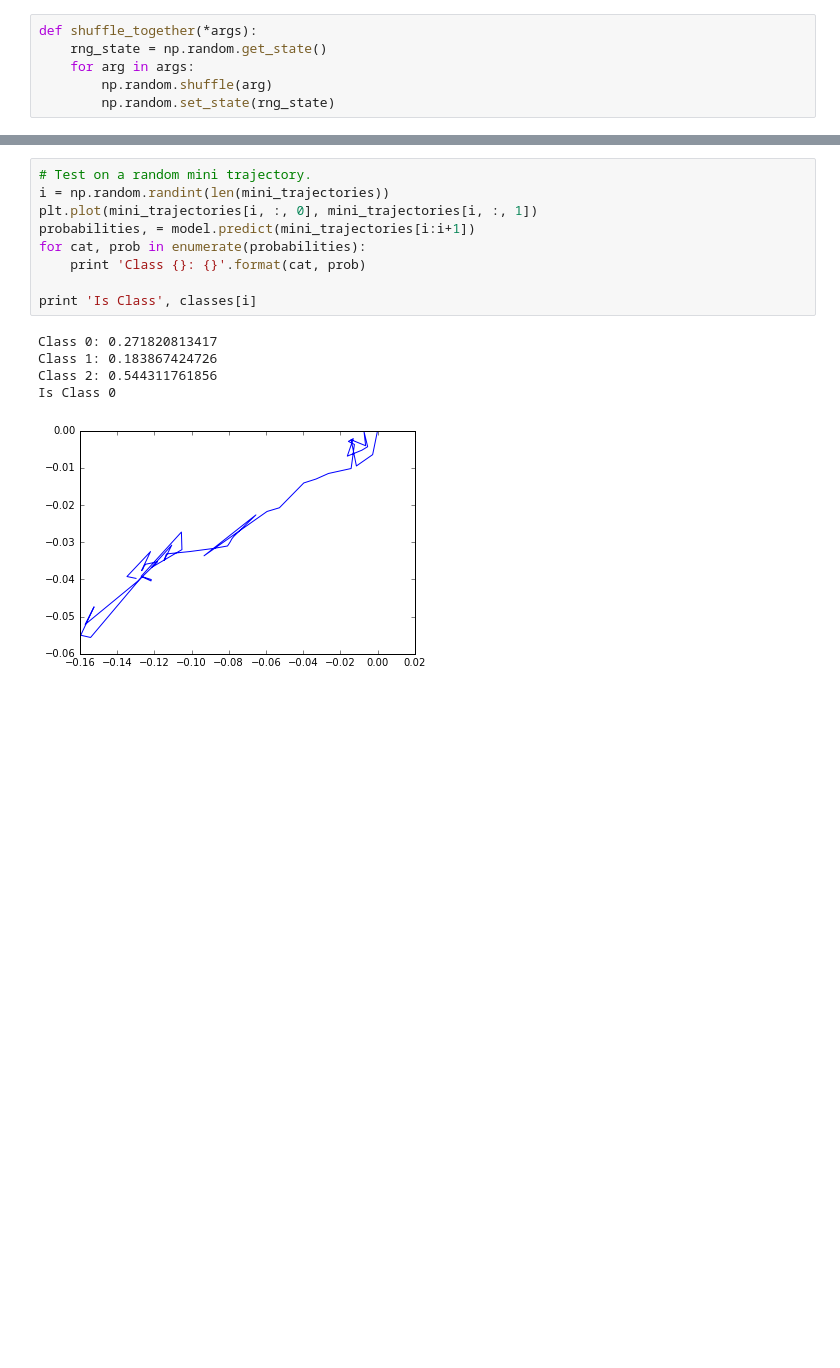
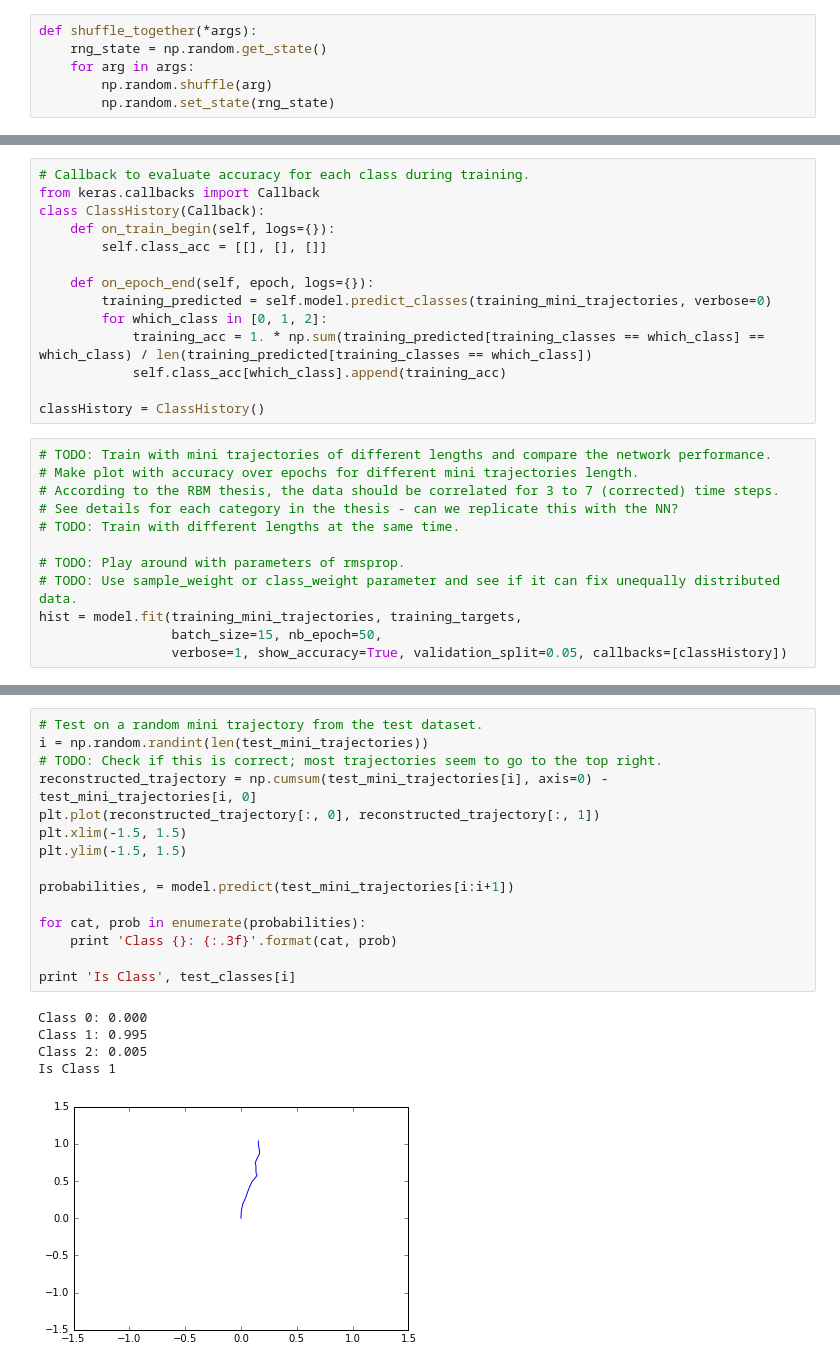
Before and after one commit to jrieke/lstm-biology, a Jupyter notebook: classification.ipynb, the cells around one changed output, grey strips where cells are left out. Drawn from its saved outputs; the diff is of its cells as text; blank space fills up the shorter version.

Commit message:
Fixed normalization for classification, enabled prediction of new trajectories

```diff
--- a/classification.ipynb
+++ b/classification.ipynb
@@ -153,0 +125,26 @@ Epoch 10/10
+# %%
+# Callback to evaluate accuracy for each class during training.
+from keras.callbacks import Callback
+class ClassHistory(Callback):
+    def on_train_begin(self, logs={}):
+        self.class_acc = [[], [], []]
+
+    def on_epoch_end(self, epoch, logs={}):
+        training_predicted = self.model.predict_classes(training_mini_trajectories, verbose=0)
+        for which_class in [0, 1, 2]:
+            training_acc = 1. * np.sum(training_predicted[training_classes == which_class] == which_class) / len(training_predicted[training_classes == which_class])
+            self.class_acc[which_class].append(training_acc)
+
+classHistory = ClassHistory()
+# %%
+# TODO: Train with mini trajectories of different lengths and compare the network performance.
+# Make plot with accuracy over epochs for different mini trajectories length.
+# According to the RBM thesis, the data should be correlated for 3 to 7 (corrected) time steps.
+# See details for each category in the thesis - can we replicate this with the NN?
+# TODO: Train with different lengths at the same time.
+
+# TODO: Play around with parameters of rmsprop.
+# TODO: Use sample_weight or class_weight parameter and see if it can fix unequally distributed data.
+hist = model.fit(training_mini_trajectories, training_targets,
+                 batch_size=15, nb_epoch=50,
+                 verbose=1, show_accuracy=True, validation_split=0.05, callbacks=[classHistory])
@@ -154,15 +198,21 @@ Epoch 10/10
 # %%
-# Test on a random mini trajectory.
-i = np.random.randint(len(mini_trajectories))
-plt.plot(mini_trajectories[i, :, 0], mini_trajectories[i, :, 1])
-probabilities, = model.predict(mini_trajectories[i:i+1])
+# Test on a random mini trajectory from the test dataset.
+i = np.random.randint(len(test_mini_trajectories))
+# TODO: Check if this is correct; most trajectories seem to go to the top right.
+reconstructed_trajectory = np.cumsum(test_mini_trajectories[i], axis=0) - test_mini_trajectories[i, 0]
+plt.plot(reconstructed_trajectory[:, 0], reconstructed_trajectory[:, 1])
+plt.xlim(-1.5, 1.5)
+plt.ylim(-1.5, 1.5)
+
+probabilities, = model.predict(test_mini_trajectories[i:i+1])
+
 for cat, prob in enumerate(probabilities):
-    print 'Class {}: {}'.format(cat, prob)
+    print 'Class {}: {:.3f}'.format(cat, prob)
 
-print 'Is Class', classes[i]
+print 'Is Class', test_classes[i]
 # %% [output]
-Class 0: 0.271820813417
-Class 1: 0.183867424726
-Class 2: 0.544311761856
-Is Class 0
+Class 0: 0.000
+Class 1: 0.995
+Class 2: 0.005
+Is Class 1
-[figure, old version]
+[figure, new version]
```
Also changed, not shown: parts of 26 cells of this notebook, 1 other file.
